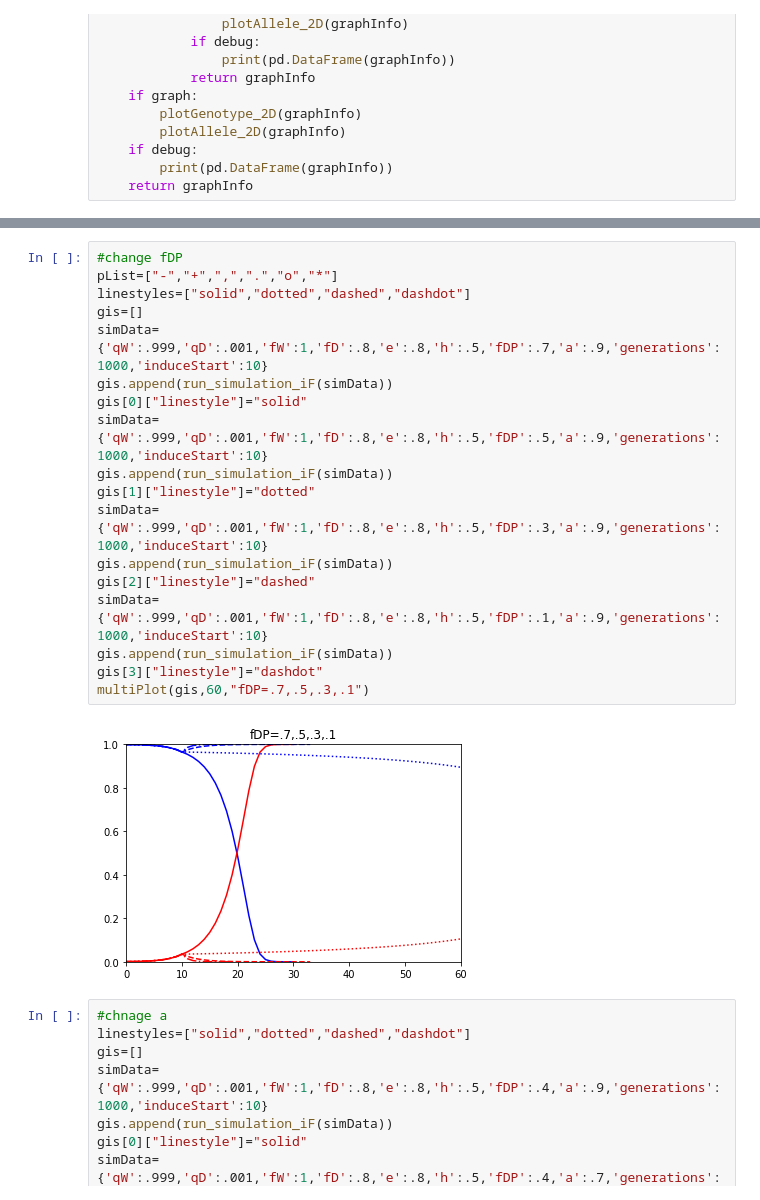
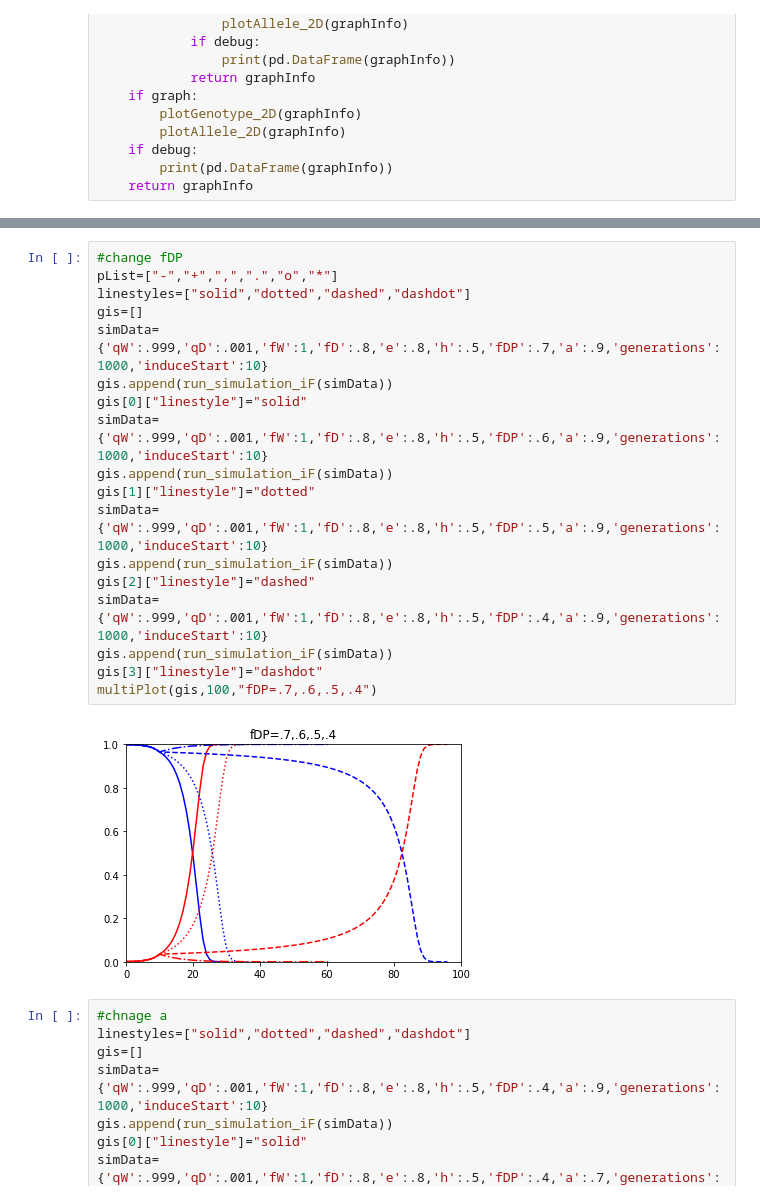
Before and after one commit to mgheffel/CRISPR-Gene-Drive-Population-Model, a Jupyter notebook: AlleleMultiMapiF.ipynb, the cells around one changed output, grey strips where cells are left out. Drawn from its saved outputs; the diff is of its cells as text.

```diff
--- a/AlleleMultiMapiF.ipynb
+++ b/AlleleMultiMapiF.ipynb
@@ -161,23 +180,23 @@ multiPlot(gis,60,"induceStart=10,15,20,25")
 # %%
 #change fDP
 pList=["-","+",",",".","o","*"]
 linestyles=["solid","dotted","dashed","dashdot"]
 gis=[]
 simData={'qW':.999,'qD':.001,'fW':1,'fD':.8,'e':.8,'h':.5,'fDP':.7,'a':.9,'generations':1000,'induceStart':10}
 gis.append(run_simulation_iF(simData))
 gis[0]["linestyle"]="solid"
+simData={'qW':.999,'qD':.001,'fW':1,'fD':.8,'e':.8,'h':.5,'fDP':.6,'a':.9,'generations':1000,'induceStart':10}
+gis.append(run_simulation_iF(simData))
+gis[1]["linestyle"]="dotted"
 simData={'qW':.999,'qD':.001,'fW':1,'fD':.8,'e':.8,'h':.5,'fDP':.5,'a':.9,'generations':1000,'induceStart':10}
 gis.append(run_simulation_iF(simData))
-gis[1]["linestyle"]="dotted"
-simData={'qW':.999,'qD':.001,'fW':1,'fD':.8,'e':.8,'h':.5,'fDP':.3,'a':.9,'generations':1000,'induceStart':10}
-gis.append(run_simulation_iF(simData))
 gis[2]["linestyle"]="dashed"
-simData={'qW':.999,'qD':.001,'fW':1,'fD':.8,'e':.8,'h':.5,'fDP':.1,'a':.9,'generations':1000,'induceStart':10}
+simData={'qW':.999,'qD':.001,'fW':1,'fD':.8,'e':.8,'h':.5,'fDP':.4,'a':.9,'generations':1000,'induceStart':10}
 gis.append(run_simulation_iF(simData))
 gis[3]["linestyle"]="dashdot"
-multiPlot(gis,60,"fDP=.7,.5,.3,.1")
+multiPlot(gis,100,"fDP=.7,.6,.5,.4")
 # %% [output]
-[figure, old version]
+[figure, new version]
 # %%
 #chnage a
 linestyles=["solid","dotted","dashed","dashdot"]
```
Also changed, not shown: parts of 4 cells of this notebook, 2 other files.
